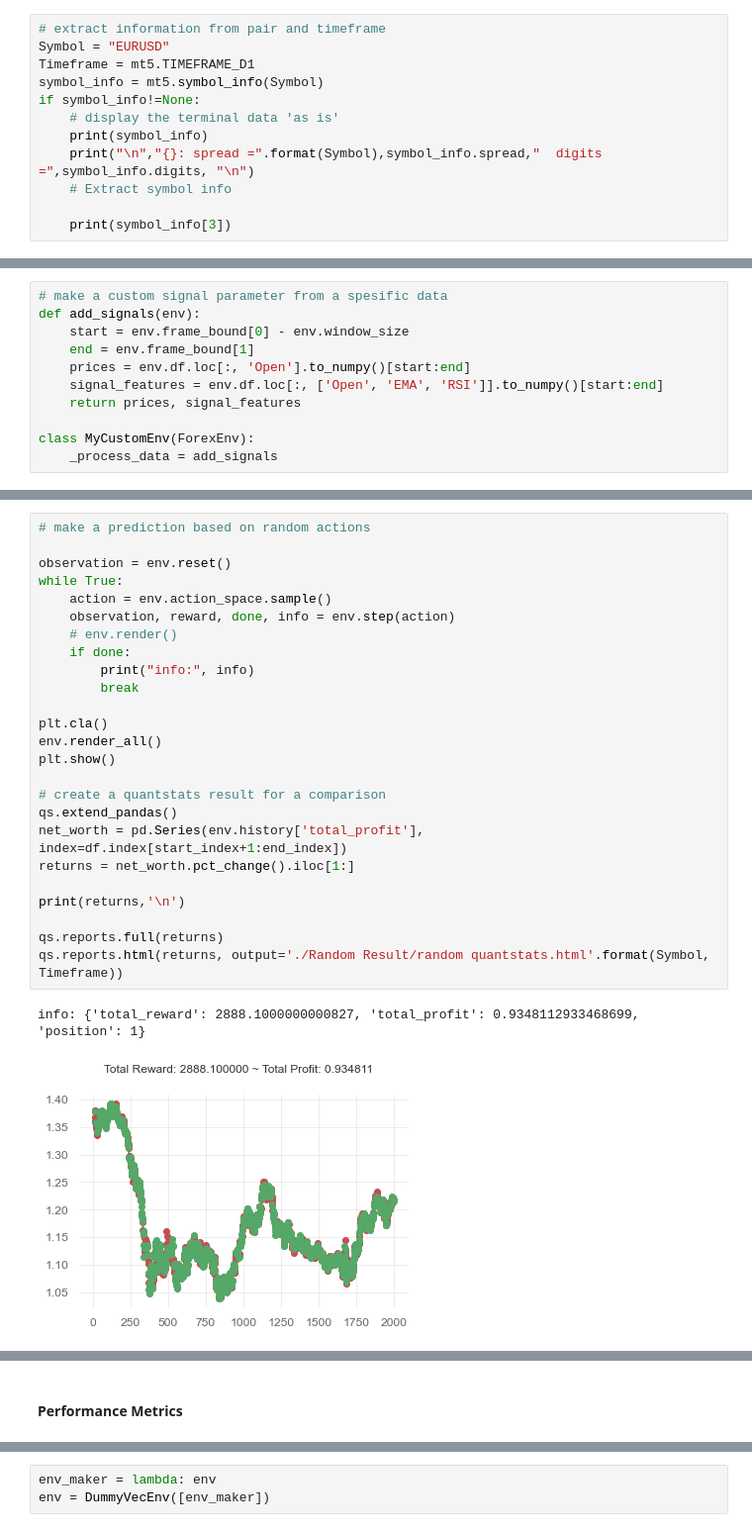
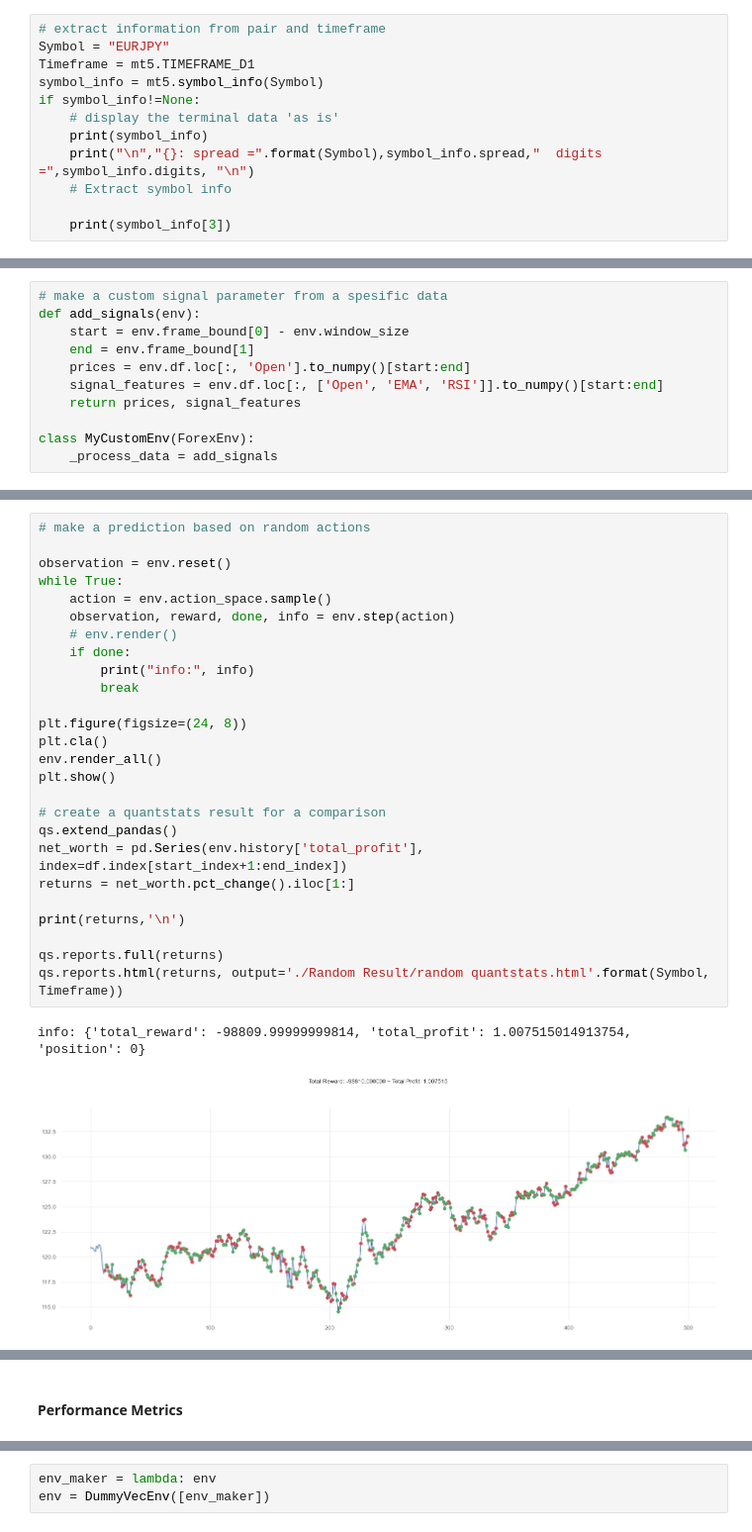
Before and after one commit to dhupee/MetaNgepet, a Jupyter notebook: MetaNgepet-Train.ipynb, the cells around one changed output, grey strips where cells are left out. Shown at 99% size. Cells and saved outputs as stored; diff of their text form.

```diff
--- a/MetaNgepet-Train.ipynb
+++ b/MetaNgepet-Train.ipynb
@@ -106,7 +98,7 @@ print(margin_free)
 100000.0
 # %%
 # extract information from pair and timeframe
-Symbol = "EURUSD"
+Symbol = "EURJPY"
 Timeframe = mt5.TIMEFRAME_D1
 symbol_info = mt5.symbol_info(Symbol)
 if symbol_info!=None:
@@ -300,29 +292,30 @@ memory usage: 156.2 KB
 # %%
 # make a prediction based on random actions
 
 observation = env.reset()
 while True:
     action = env.action_space.sample()
     observation, reward, done, info = env.step(action)
     # env.render()
     if done:
         print("info:", info)
         break
 
+plt.figure(figsize=(24, 8))
 plt.cla()
 env.render_all()
 plt.show()
 
 # create a quantstats result for a comparison
 qs.extend_pandas()
 net_worth = pd.Series(env.history['total_profit'], index=df.index[start_index+1:end_index])
 returns = net_worth.pct_change().iloc[1:]
 
 print(returns,'\n')
 
 qs.reports.full(returns)
 qs.reports.html(returns, output='./Random Result/random quantstats.html'.format(Symbol, Timeframe))
 # %% [output]
-info: {'total_reward': 2888.1000000000827, 'total_profit': 0.9348112933468699, 'position': 1}
+info: {'total_reward': -98809.99999999814, 'total_profit': 1.007515014913754, 'position': 0}
-[figure, old version]
+[figure, new version]
 Date
```
Also changed, not shown: parts of 10 cells of this notebook, 9 other files.
